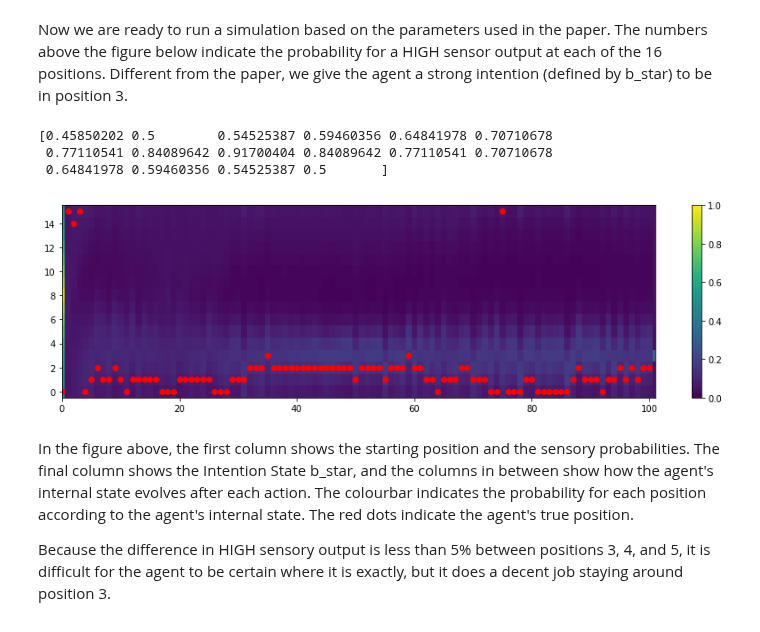
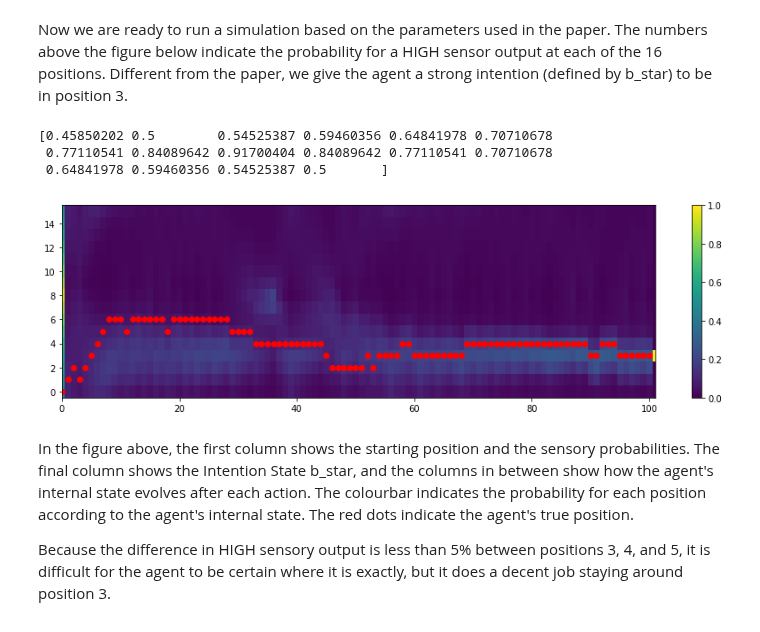
Before and after one commit to vschaik/Active-Inference, a Jupyter notebook: IFE.ipynb, the cells around one changed output. Drawn from its saved outputs; the diff is of its cells as text; code cells hidden in the pictures.

```diff
--- a/IFE.ipynb
+++ b/IFE.ipynb
@@ -59,11 +59,17 @@ def generative_density(b, a):
     """P(s | psi)"""
     sd = sensory_dynamics(np.arange(ENV_SIZE))
 
-    # predicted new position taking action A
-    """P(psi' | b, a, psi) = P(psi' | a, psi) * P(psi | b)"""
-    psi_prime = ((1-MOVEMENT_PROBABILITY) * model_encoding(b) + MOVEMENT_PROBABILITY * np.roll(model_encoding(b),a))
+    """
+    P(psi', s | b, a) = Sum_over_psi(P(psi' | a, psi) * P(s | psi) * P(psi | b))
+    Note that the Sum_over_psi is only taken over the two positions psi that can result in getting to psi' given a
+    """
+    psi_prime_0 = ((1-MOVEMENT_PROBABILITY) * (1 - sd) * model_encoding(b) +
+                 MOVEMENT_PROBABILITY * np.roll((1 - sd) * model_encoding(b), a))
 
-    return [(1-sd) * psi_prime, sd * psi_prime]
+    psi_prime_1 = ((1-MOVEMENT_PROBABILITY) * sd * model_encoding(b) +
+                 MOVEMENT_PROBABILITY * np.roll(sd * model_encoding(b), a))
+
+    return [psi_prime_0, psi_prime_1]
 
 
 def variational_density(b):
@@ -118,22 +124,27 @@ def simulate_agent(psi, b, b_star):
 
         # Pick action state, a \in {-1, 0, 1}
         # Calculate the free energy given my target (intent) distribution, current state distribution, & sensory input
-        # Do this for all (three) actions and select the action with minimum free energy
+        # Do this for all (three) actions and select the action with minimum free energy.
         i = np.argmin((free_energy(b_star, b, s, -1), free_energy(b_star, b, s, 0), free_energy(b_star, b, s, 1)))
         a = (-1, 0, 1)[i]
-
-        # Minimise free energy for internal state
-        b_prime = b.copy()
-        for step in range(N_STEPS):
-            b_prime -= LEARNING_RATE * fe_gradient(b_prime, b, s, a)
 
         # Update actual position by taking action
         psi = (psi + a * (np.random.random() < MOVEMENT_PROBABILITY)) % ENV_SIZE
 
-        # Update my internal state, given action choice and movement probability
-        b = MOVEMENT_PROBABILITY * np.roll(b_prime, a) + (1 - MOVEMENT_PROBABILITY) * b_prime
+        # Update my internal state.
+        # Start by creating a belief for my new position b_prime, from my belief for my previous position b
+        # by mixing according to movement probability given action a:
+#         b_prime = MOVEMENT_PROBABILITY * np.roll(b, a) + (1 - MOVEMENT_PROBABILITY) * b
+        # Note, this is not essential, as the minimisation below will update b_prime,
+        # but it does provide a good starting point for gradient descent
+        b_prime = np.zeros(ENV_SIZE)
+
+        # Now minimise free energy
+        for step in range(N_STEPS):
+            b_prime -= LEARNING_RATE * fe_gradient(b_prime, b, s, a)
 
         # Save position and internal state for plotting
+        b = b_prime.copy()
         psi_trace.append(psi)
         b_trace.append(model_encoding(b))
 
@@ -169,36 +180,36 @@ MOVEMENT_PROBABILITY = 0.75
 # Sensory dynamics parameters
 MAX_SENSE_PROBABILITY = 4.0**(-1.0/16) # k
 SENSE_DECAY_RATE = np.log(4)/16 # omega
 
 # Position (external state), Psi \in (0,15)
 psi = INITIAL_POSITION
 
 # Internal state, R \in R^16
 b = np.zeros(ENV_SIZE)
 
 # Internal state (as intention), Ri \in R^16
 TARGET_POSITION = 3
 b_star = np.zeros(ENV_SIZE)
-b_star[TARGET_POSITION] = 2  # strong preference for a single target position
+b_star[TARGET_POSITION] = 10 # strong preference for a single target position
 
 # Simulation parameters
 EPOCHS = 100                 # Number of epochs (simulation steps).
 N_STEPS = 100                # Number of gradient descent steps made to update beliefs in each epoch.
-LEARNING_RATE = 0.1          # Stochastic gradient descent learning rate
+LEARNING_RATE = 0.7          # Stochastic gradient descent learning rate
 
 # Run simulation
 (b_trace, psi_trace) = simulate_agent(psi, b, b_star)
 
 # Plot output
 fig = plot_traces(b_trace, psi_trace)
 
 # Print sensory spike probability as a function of position
 print(sensory_dynamics(np.arange(ENV_SIZE)))
 # %% [output]
 [0.45850202 0.5        0.54525387 0.59460356 0.64841978 0.70710678
  0.77110541 0.84089642 0.91700404 0.84089642 0.77110541 0.70710678
  0.64841978 0.59460356 0.54525387 0.5       ]
-[figure, old version]
+[figure, new version]
 # %% [markdown]
 In the figure above, the first column shows the starting position and the sensory probabilities. The final column shows the Intention State b_star, and the columns in between show how the agent's internal state evolves after each action. The colourbar indicates the probability for each position according to the agent's internal state. The red dots indicate the agent's true position.
 
```
Also changed, not shown: parts of 10 cells of this notebook.
